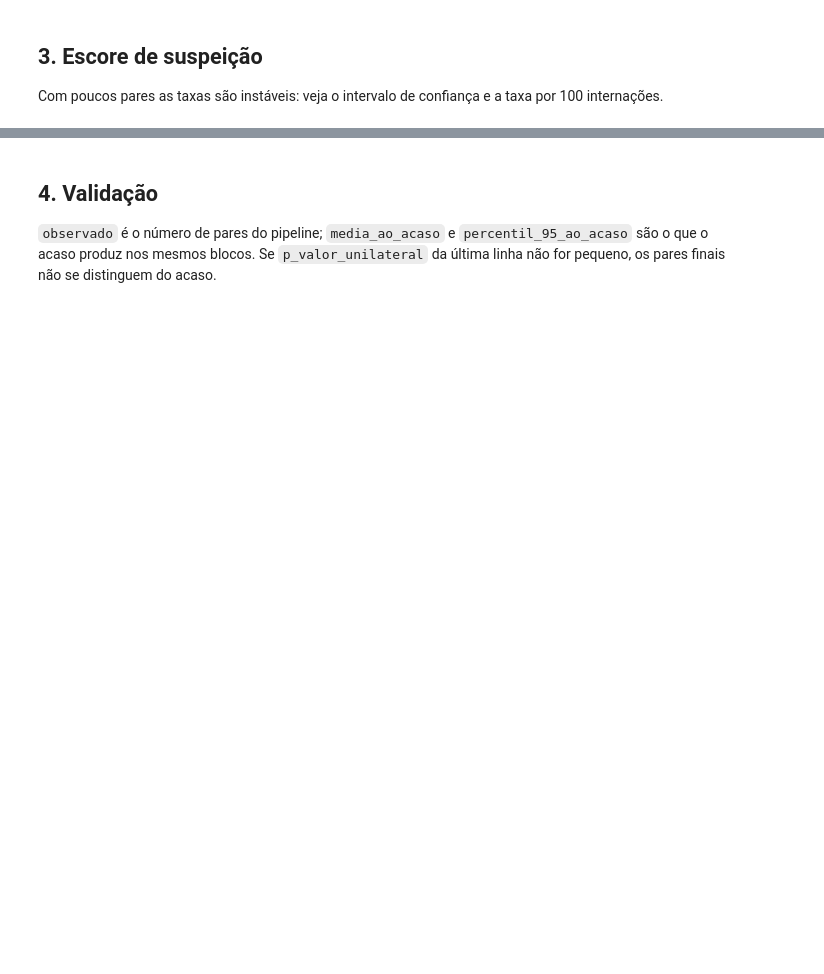
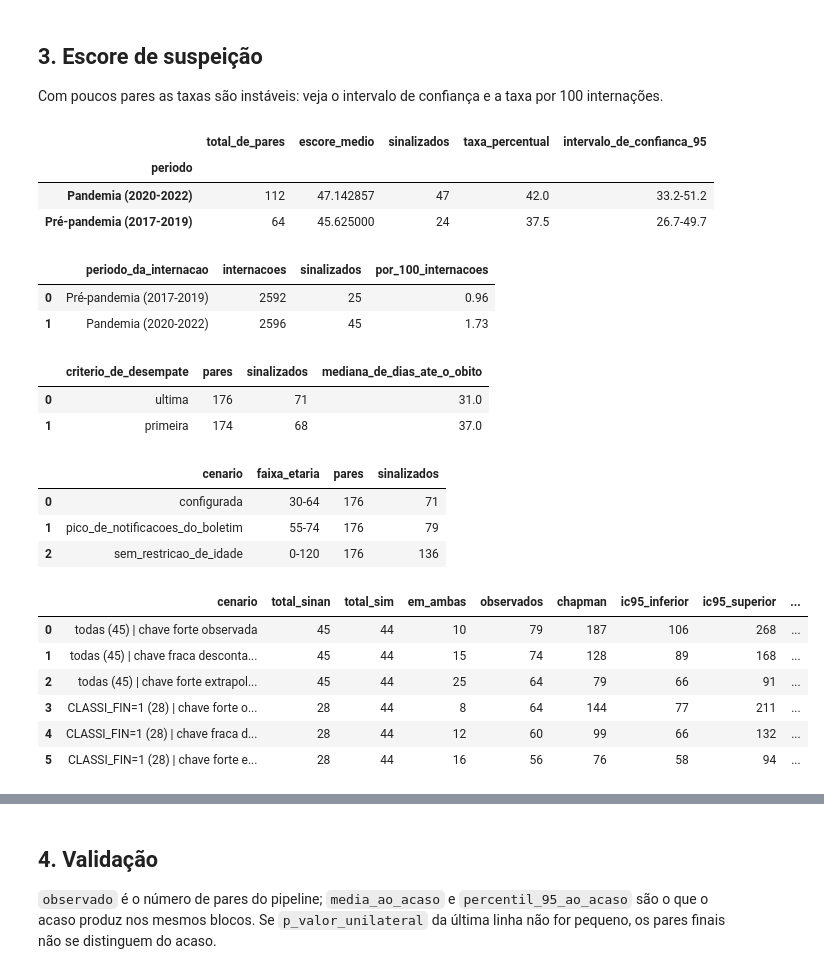
Before and after one commit to isabelaacr/DATASUS_Pipeline, a Jupyter notebook: projeto_dcj/relatorio.ipynb, the cells around one changed output, grey strips where cells are left out. Drawn from its saved outputs; the diff is of its cells as text; code cells hidden in the pictures; blank space fills up the shorter version.

```diff
--- a/projeto_dcj/relatorio.ipynb
+++ b/projeto_dcj/relatorio.ipynb
@@ -59,8 +89,31 @@ Com poucos pares as taxas são instáveis: veja o intervalo de confiança e a ta
 # %%
 display(ler("escore_por_periodo", index_col=0))
 display(ler("escore_taxa_normalizada"))
 display(ler("escore_sensibilidade_desempate"))
 display(ler("escore_sensibilidade_faixa_etaria"))
+display(ler("captura_recaptura_sensibilidade"))
+# %% [output]
+|  | total_de_pares | escore_medio | sinalizados | taxa_percentual | intervalo_de_confianca_95 |
+| periodo |  |  |  |  |  |
+| Pandemia (2020-2022) | 112 | 47.142857 | 47 | 42.0 | 33.2-51.2 |
+| Pré-pandemia (2017-2019) | 64 | 45.625000 | 24 | 37.5 | 26.7-49.7 |
+|  | periodo_da_internacao | internacoes | sinalizados | por_100_internacoes |
+| 0 | Pré-pandemia (2017-2019) | 2592 | 25 | 0.96 |
+| 1 | Pandemia (2020-2022) | 2596 | 45 | 1.73 |
+|  | criterio_de_desempate | pares | sinalizados | mediana_de_dias_ate_o_obito |
+| 0 | ultima | 176 | 71 | 31.0 |
+| 1 | primeira | 174 | 68 | 37.0 |
+|  | cenario | faixa_etaria | pares | sinalizados |
+| 0 | configurada | 30-64 | 176 | 71 |
+| 1 | pico_de_notificacoes_do_boletim | 55-74 | 176 | 79 |
+| 2 | sem_restricao_de_idade | 0-120 | 176 | 136 |
+|  | cenario | total_sinan | total_sim | em_ambas | observados | chapman | ic95_inferior | ic95_superior | ... |
+| 0 | todas (45) | chave forte observada | 45 | 44 | 10 | 79 | 187 | 106 | 268 | ... |
+| 1 | todas (45) | chave fraca desconta... | 45 | 44 | 15 | 74 | 128 | 89 | 168 | ... |
+| 2 | todas (45) | chave forte extrapol... | 45 | 44 | 25 | 64 | 79 | 66 | 91 | ... |
+| 3 | CLASSI_FIN=1 (28) | chave forte o... | 28 | 44 | 8 | 64 | 144 | 77 | 211 | ... |
+| 4 | CLASSI_FIN=1 (28) | chave fraca d... | 28 | 44 | 12 | 60 | 99 | 66 | 132 | ... |
+| 5 | CLASSI_FIN=1 (28) | chave forte e... | 28 | 44 | 16 | 56 | 76 | 58 | 94 | ... |
 # %%
 colunas = ["data_internacao", "data_obito", "dias_ate_obito", "idade_anos", "diagnostico_principal",
            "causa_basica", "municipio", "escore_dcj", "periodo"]
```
Also changed, not shown: parts of 12 cells of this notebook, 13 other files.
